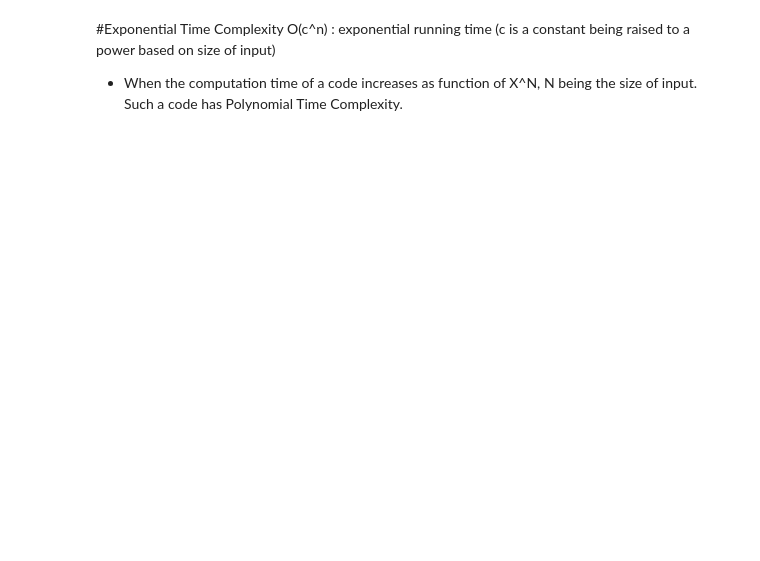
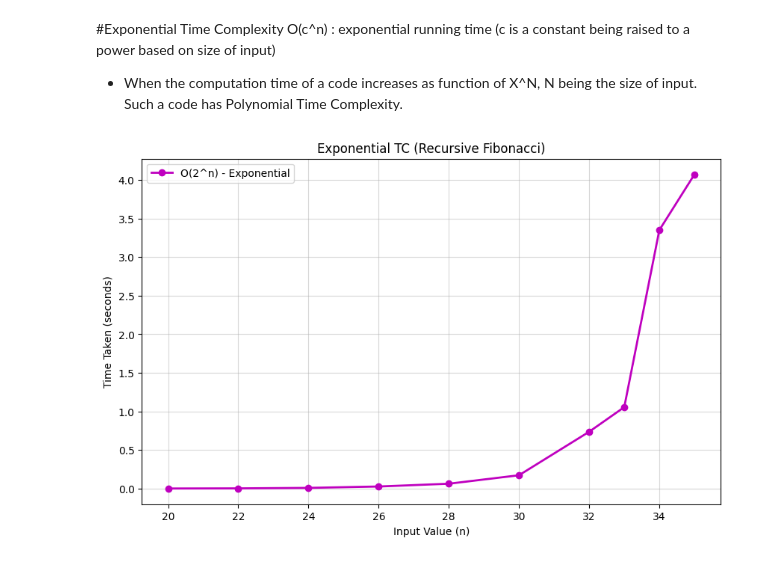
Before and after one commit to Pranav-Trivedi20/Algorithms-and-Problem-Solving-Lab, a Jupyter notebook: Lab_3_Growth_of_function.ipynb, the cells around one changed output. Saved outputs shown, nothing was run; the diff lists cells and outputs as text; code cells hidden in the pictures; blank space fills up the shorter version.

```diff
--- a/Lab_3_Growth_of_function.ipynb
+++ b/Lab_3_Growth_of_function.ipynb
@@ -176,3 +216,30 @@ def merge(left, right):
+# %%
+# Prob_7 Take Suitable example and write function that runs in log-linear time. plot the graph as well, similar to above example
+
+def recursive_fibonacci(n):
+    if n <= 1:
+        return n
+    return recursive_fibonacci(n - 1) + recursive_fibonacci(n - 2)
+
+sizes = [20, 22, 24, 26, 28, 30, 32, 33, 34, 35]
+times = []
+
+for s in sizes:
+    start = time.time()
+    recursive_fibonacci(s)
+    end = time.time()
+    times.append(end - start)
+
+plt.figure(figsize=(10, 6))
+plt.plot(sizes, times, 'm-o', linewidth=2, label='O(2^n) - Exponential')
+plt.title("Exponential TC (Recursive Fibonacci)")
+plt.xlabel("Input Value (n)")
+plt.ylabel("Time Taken (seconds)")
+plt.grid(True, which="both", ls="-", alpha=0.5)
+plt.legend()
+plt.show()
+# %% [output]
+[figure, added]
 # %% [markdown]
 #Importing required packages. plot graph similar to given figure
 
```
Also changed, not shown: parts of 8 cells of this notebook.
